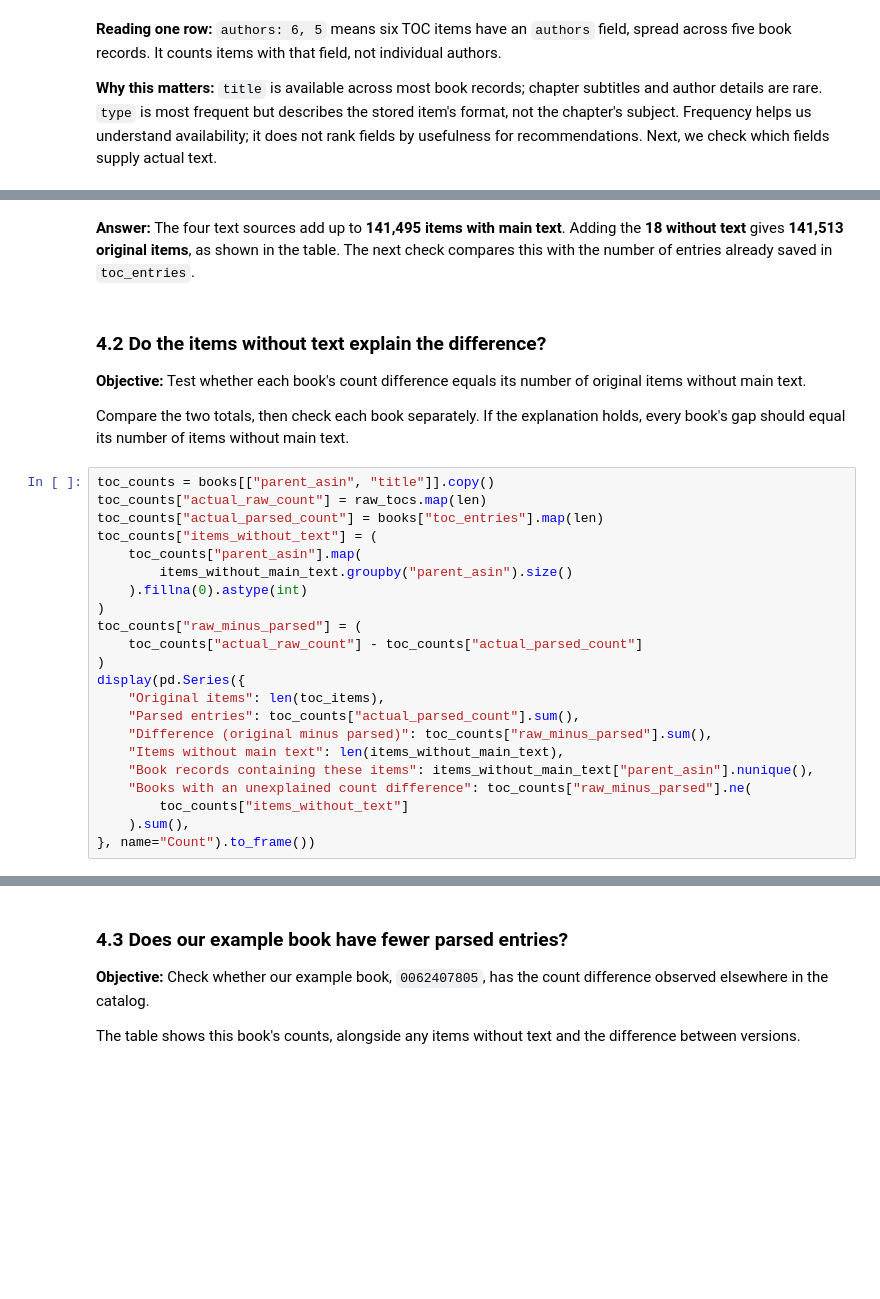
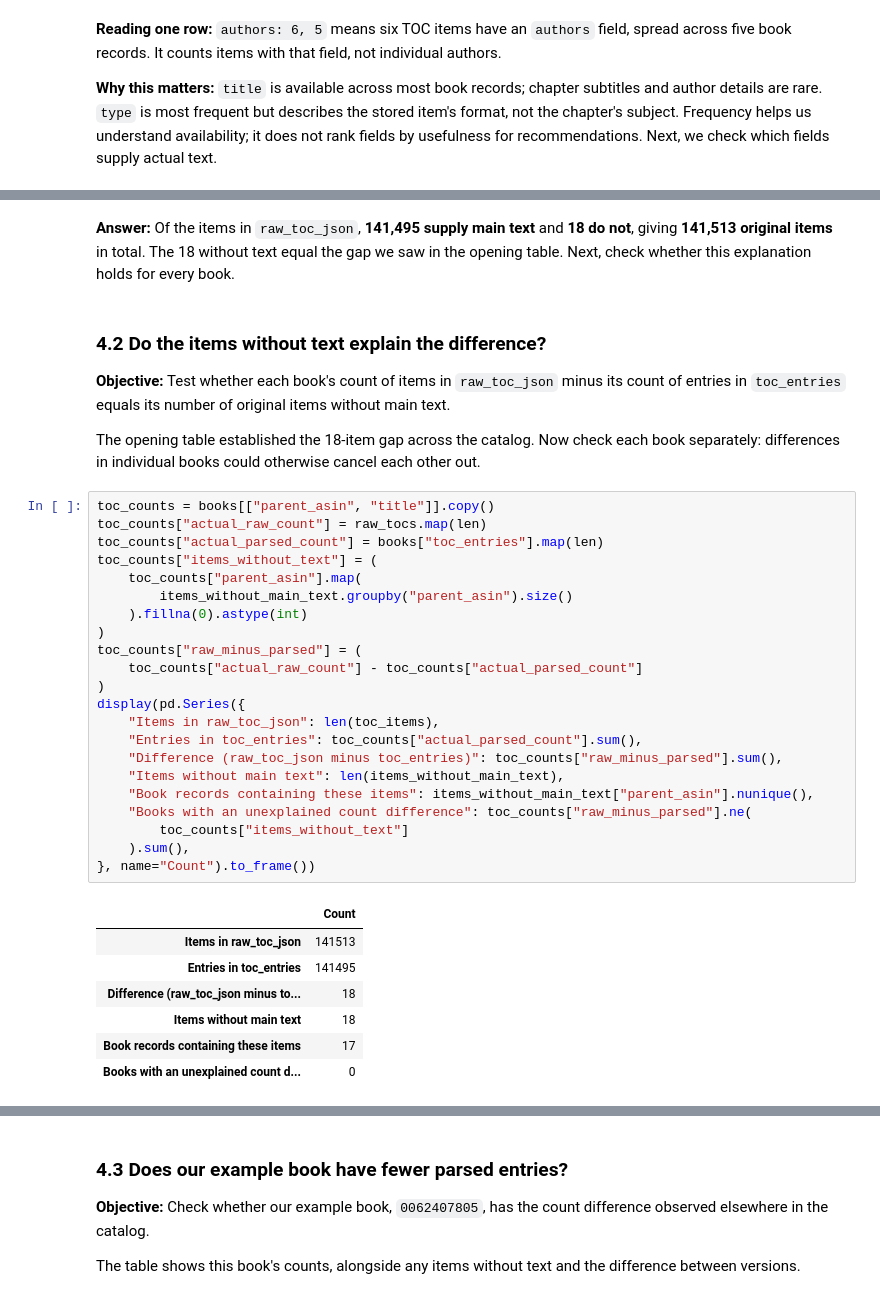
Before and after one commit to dominiclizarraga/bookpath_v2, a Jupyter notebook: notebooks/02_toc_eda.ipynb, the cells around one changed output, grey strips where cells are left out. Cells and saved outputs as stored; diff of their text form; blank space fills up the shorter version.

```diff
--- a/notebooks/02_toc_eda.ipynb
+++ b/notebooks/02_toc_eda.ipynb
@@ -328,31 +358,39 @@ display(text_source_counts.rename_axis("Text source").rename("TOC items").to_fra
 # %% [markdown]
-**Answer:** The four text sources add up to **141,495 items with main text**. Adding the **18 without text** gives **141,513 original items**, as shown in the table. The next check compares this with the number of entries already saved in `toc_entries`.
+**Answer:** Of the items in `raw_toc_json`, **141,495 supply main text** and **18 do not**, giving **141,513 original items** in total. The 18 without text equal the gap we saw in the opening table. Next, check whether this explanation holds for every book.
 # %% [markdown]
 ### 4.2 Do the items without text explain the difference?
 
-**Objective:** Test whether each book's count difference equals its number of original items without main text.
+**Objective:** Test whether each book's count of items in `raw_toc_json` minus its count of entries in `toc_entries` equals its number of original items without main text.
 
-Compare the two totals, then check each book separately. If the explanation holds, every book's gap should equal its number of items without main text.
+The opening table established the 18-item gap across the catalog. Now check each book separately: differences in individual books could otherwise cancel each other out.
 # %%
 toc_counts = books[["parent_asin", "title"]].copy()
 toc_counts["actual_raw_count"] = raw_tocs.map(len)
 toc_counts["actual_parsed_count"] = books["toc_entries"].map(len)
 toc_counts["items_without_text"] = (
     toc_counts["parent_asin"].map(
         items_without_main_text.groupby("parent_asin").size()
     ).fillna(0).astype(int)
 )
 toc_counts["raw_minus_parsed"] = (
     toc_counts["actual_raw_count"] - toc_counts["actual_parsed_count"]
 )
 display(pd.Series({
-    "Original items": len(toc_items),
-    "Parsed entries": toc_counts["actual_parsed_count"].sum(),
-    "Difference (original minus parsed)": toc_counts["raw_minus_parsed"].sum(),
+    "Items in raw_toc_json": len(toc_items),
+    "Entries in toc_entries": toc_counts["actual_parsed_count"].sum(),
+    "Difference (raw_toc_json minus toc_entries)": toc_counts["raw_minus_parsed"].sum(),
     "Items without main text": len(items_without_main_text),
     "Book records containing these items": items_without_main_text["parent_asin"].nunique(),
     "Books with an unexplained count difference": toc_counts["raw_minus_parsed"].ne(
         toc_counts["items_without_text"]
     ).sum(),
 }, name="Count").to_frame())
+# %% [output]
+|  | Count |
+| Items in raw_toc_json | 141513 |
+| Entries in toc_entries | 141495 |
+| Difference (raw_toc_json minus to... | 18 |
+| Items without main text | 18 |
+| Book records containing these items | 17 |
+| Books with an unexplained count d... | 0 |
 # %% [markdown]
```
Also changed, not shown: parts of 26 cells of this notebook.
